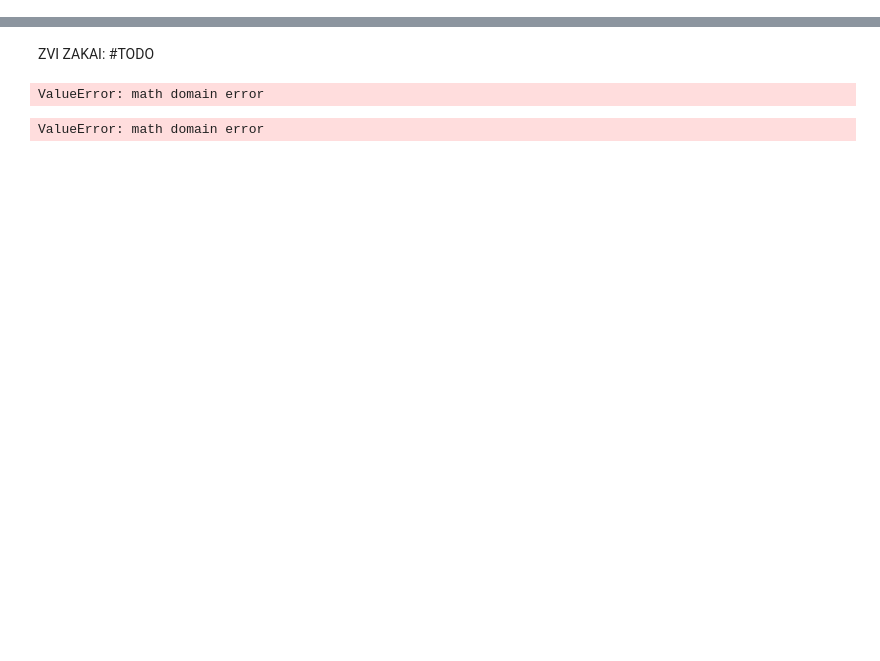
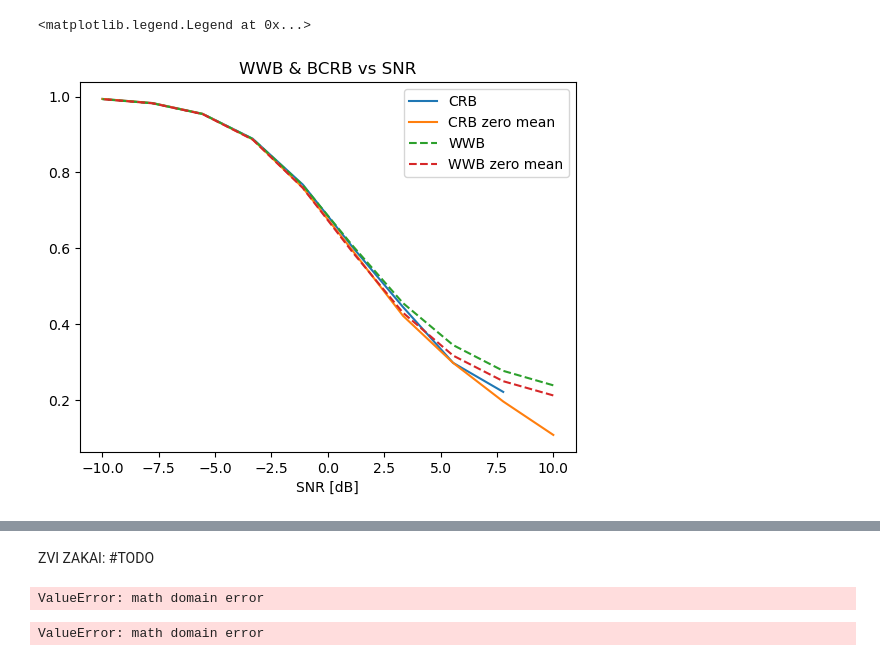
Before and after one commit to mazyaniv/Channel_Estimation, a Jupyter notebook: BOUNDS.ipynb, the cells around one changed output, grey strips where cells are left out. Drawn from its saved outputs; the diff is of its cells as text; code cells hidden in the pictures; blank space fills up the shorter version.

```diff
--- a/BOUNDS.ipynb
+++ b/BOUNDS.ipynb
@@ -52,21 +52,24 @@ def WWS(mu,sigma2,s,h,thresh_real=0):
 # %%
 sigma_space_new = np.logspace(-1,1,10)
 s= 0.5
-h= 0.1
-mu1=1
+h= 0.5
+mu1=h
 sigma_space_new = np.logspace(-1, 1, 10)
 CRB1 = [CRB(mu1,sigma_space_new[i]) for i in range(len(sigma_space_new))]
 CRB2 = [CRB(0,sigma_space_new[i]) for i in range(len(sigma_space_new))]
 WWS1 = [WWS(mu1,sigma_space_new[i],s,h) for i in range(len(sigma_space_new))]
 WWS2 = [WWS(0,sigma_space_new[i],s,h) for i in range(len(sigma_space_new))]
 plt.figure()
 plt.plot(10*np.log10(1/sigma_space_new), CRB1, label = "CRB")
 plt.plot(10*np.log10(1/sigma_space_new), CRB2, label = "CRB zero mean")
-plt.plot(10*np.log10(1/sigma_space_new), WWS1, linestyle = "-", label = "WWB")
-plt.plot(10*np.log10(1/sigma_space_new), WWS2, linestyle = "-", label = "WWB zero mean")
+plt.plot(10*np.log10(1/sigma_space_new), WWS1, linestyle = "--", label = "WWB")
+plt.plot(10*np.log10(1/sigma_space_new), WWS2, linestyle = "--", label = "WWB zero mean")
 plt.title("WWB & BCRB vs SNR")
 plt.xlabel("SNR [dB]")
 plt.legend()
+# %% [output]
+<matplotlib.legend.Legend at 0x...>
+[figure, added]
 # %%
 sigma_space_new = np.logspace(-1,1,10)
 h= [0.05,0.1,0.5]
```
Also changed, not shown: parts of 3 cells of this notebook.
